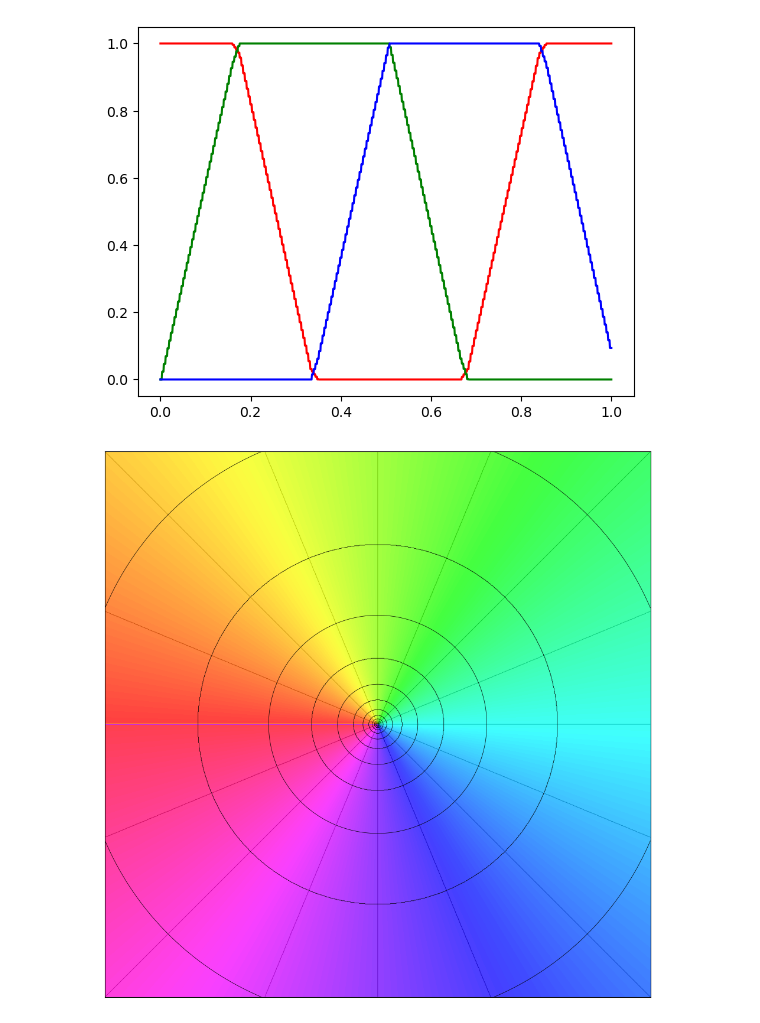
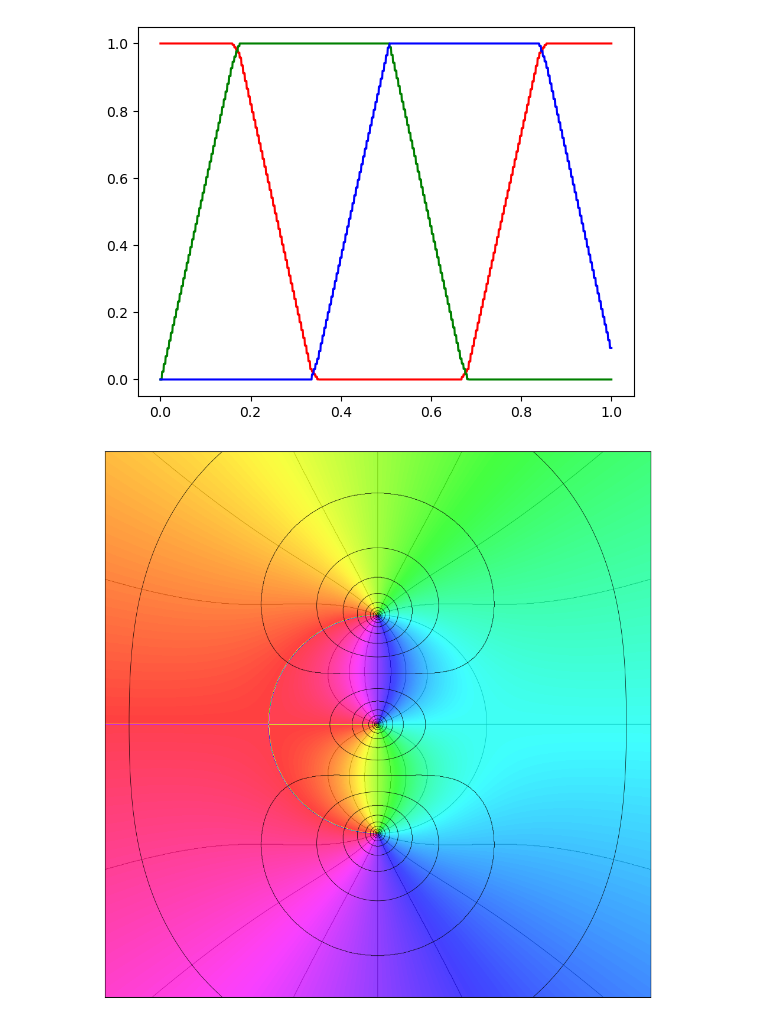
Before and after one commit to boisgera/visualization-of-analytic-functions, a Jupyter notebook: Domain Coloring.ipynb, the cells around one changed output. Drawn from its saved outputs; the diff is of its cells as text; code cells hidden in the pictures.

```diff
--- a/Domain Coloring.ipynb
+++ b/Domain Coloring.ipynb
@@ -141,38 +175,38 @@ T = linspace(-2.5, 2.5, 1024)
 X, Y = meshgrid(T, T)
 Z = X + 1j * Y
 
-W = f(Z)
+W = Joukowsky(Z)
 
 A = angle(W)
 N = 4
 An = (A / pi) * N
 L = log(abs(W))
 
 
 figure(figsize=(12.0, 12.0))
 xlim(-2.5, 2.5, -2.5, 2.5)
 # ax = fig.add_axes([e, e, 1 - 2 * e, 1 - 2 * e], frameon=True, facecolor="black")
 ax = gca()
 ax.set_facecolor("white")
 
 # TODO:
 #   - deal with discontinuity
 #   - tweak luminance of the image?
 # => work with the A -> RBG conversion ourselves.
 
 im = ax.imshow(
     A,
     interpolation="bicubic",
     cmap="hsv", #"twilight", #"Spectral",
     rasterized=True,
     alpha=0.75,
 )
 ax.contour(An - round_(An), 1, colors="black", linewidths=0.5, zorder=-100)
 ax.contour(L - round_(L), 1, colors="black", linewidths=0.5)
 
 #colorbar(im)
 ax.set_xticks([])
 ax.set_yticks([])
 None
 # %% [output]
-[figure, old version]
+[figure, new version]
```
Also changed, not shown: parts of 7 cells of this notebook.
